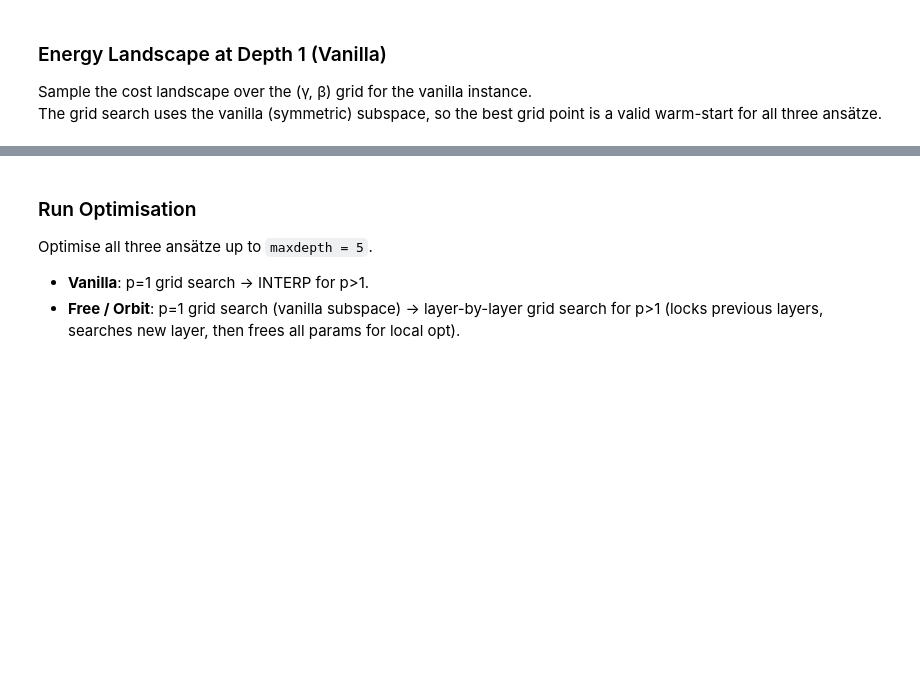
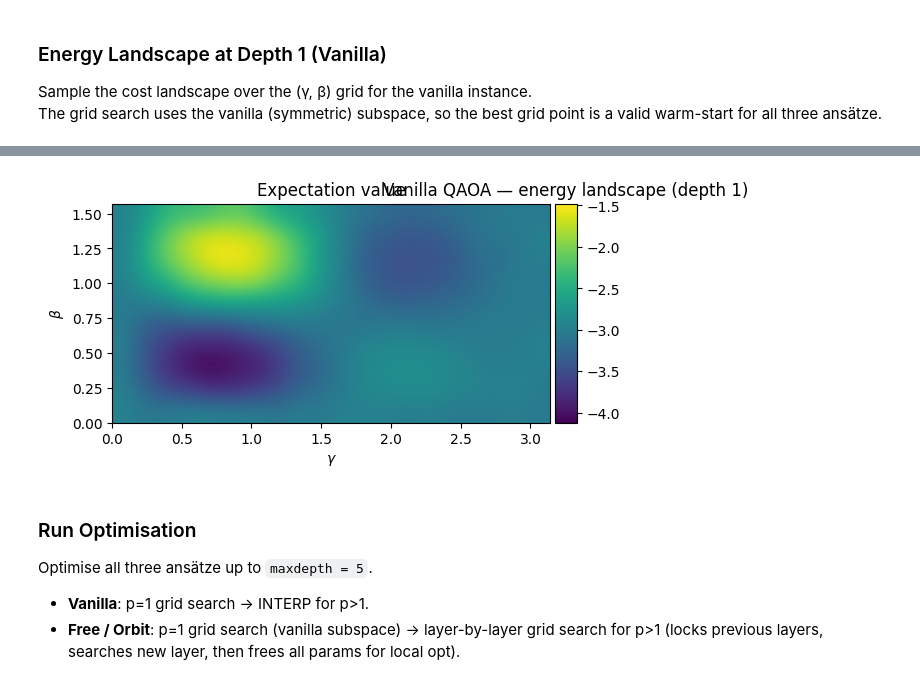
Before and after one commit to OpenQuantumComputing/QAOA, a Jupyter notebook: examples/MaxCut/MixerComparison.ipynb, the cells around one changed output, grey strips where cells are left out. Saved outputs shown, nothing was run; the diff lists cells and outputs as text; code cells hidden in the pictures; blank space fills up the shorter version.

```diff
--- a/examples/MaxCut/MixerComparison.ipynb
+++ b/examples/MaxCut/MixerComparison.ipynb
@@ -123,10 +136,11 @@ Sample the cost landscape over the (γ, β) grid for the vanilla instance.
 The grid search uses the vanilla (symmetric) subspace, so the best grid point
 is a valid warm-start for all three ansätze.
 # %%
-angles = {"gamma": [0, 2 * np.pi, 20], "beta": [0, np.pi, 20]}
+angles = {"gamma": [0, np.pi, 20], "beta": [0, np.pi/2, 10]}
 qaoa_vanilla.sample_cost_landscape(angles=angles)
 
 fig = plt.figure(figsize=(6, 5))
 plot_E(qaoa_vanilla, fig=fig)
 plt.title("Vanilla QAOA — energy landscape (depth 1)")
 plt.show()
+# %% [output]
@@ -133,3 +153,4 @@ plt.show()
+[figure, added]
 # %% [markdown]
 ### Run Optimisation
 
```
Also changed, not shown: parts of 9 cells of this notebook.
